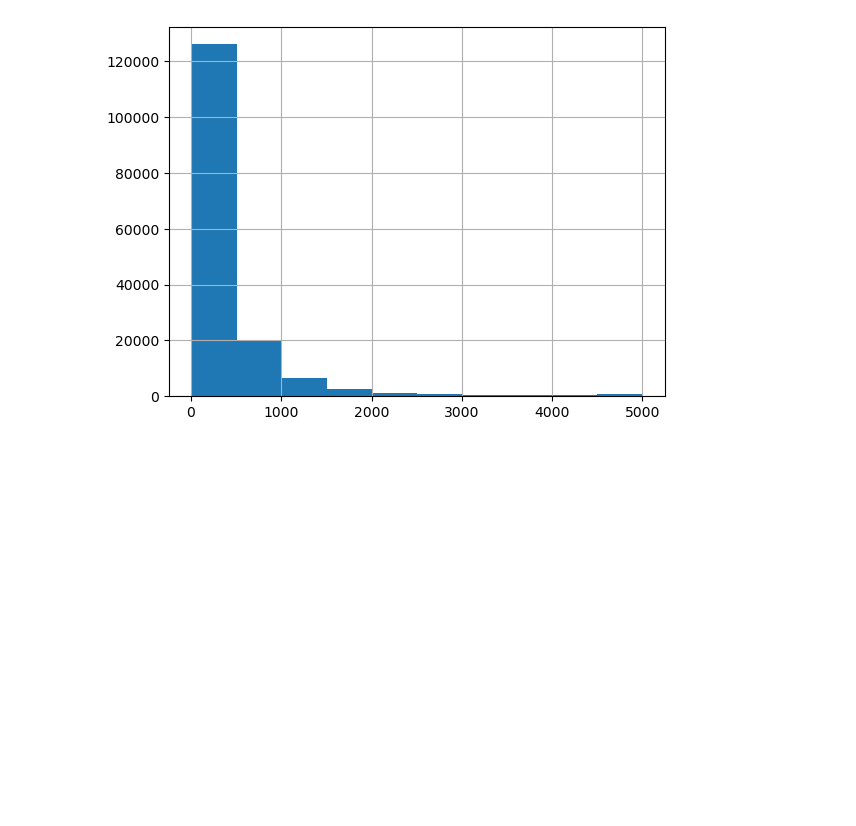
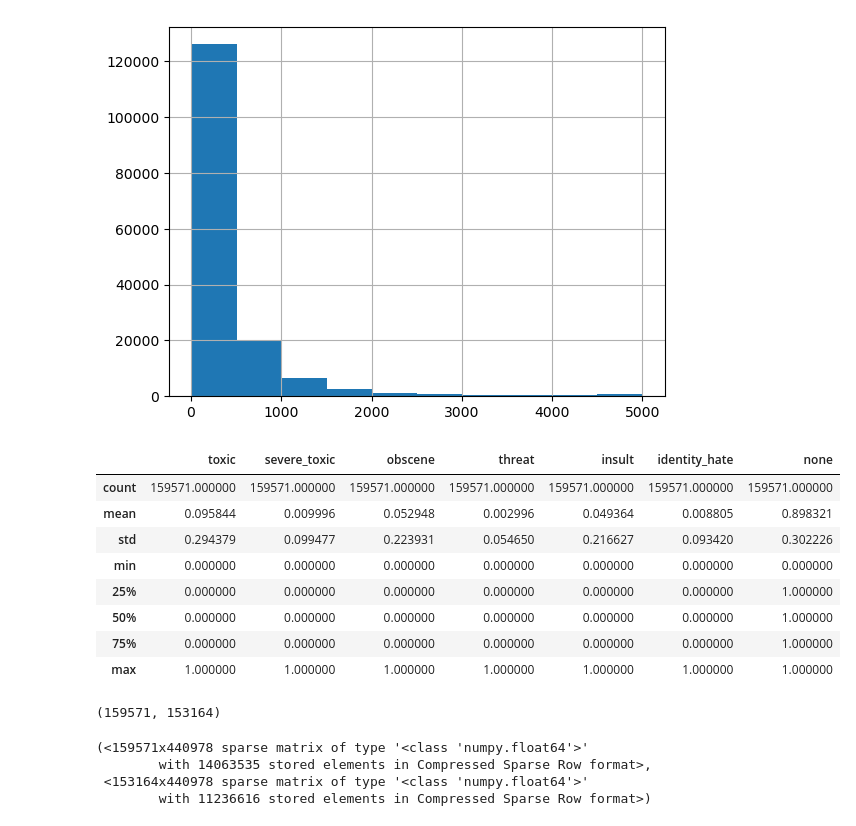
Before and after one commit to aln1234/Datascience_project, a Jupyter notebook: Toxic_comment/code.ipynb, the cells around one changed output. Drawn from its saved outputs; the diff is of its cells as text; code cells hidden in the pictures; blank space fills up the shorter version.

Commit message:
added model training code

```diff
--- a/Toxic_comment/code.ipynb
+++ b/Toxic_comment/code.ipynb
@@ -37,3 +37,23 @@ lens.hist()
 # %% [output]
 <Axes: >
 [figure]
+# %%
+### create a list of all the labels to predict, and also create a none label so we can see how many comments have no label.
+
+label_cols = ['toxic','severe_toxic','obscene','threat','insult','identity_hate']
+train['none'] = 1-train[label_cols].max(axis=1)
+train.describe()
+# %% [output]
+|  | toxic | severe_toxic | obscene | threat | insult | identity_hate | none |
+| count | 159571.000000 | 159571.000000 | 159571.000000 | 159571.000000 | 159571.000000 | 159571.000000 | 159571.000000 |
+| mean | 0.095844 | 0.009996 | 0.052948 | 0.002996 | 0.049364 | 0.008805 | 0.898321 |
+| std | 0.294379 | 0.099477 | 0.223931 | 0.054650 | 0.216627 | 0.093420 | 0.302226 |
+| min | 0.000000 | 0.000000 | 0.000000 | 0.000000 | 0.000000 | 0.000000 | 0.000000 |
+| 25% | 0.000000 | 0.000000 | 0.000000 | 0.000000 | 0.000000 | 0.000000 | 1.000000 |
+| 50% | 0.000000 | 0.000000 | 0.000000 | 0.000000 | 0.000000 | 0.000000 | 1.000000 |
+| 75% | 0.000000 | 0.000000 | 0.000000 | 0.000000 | 0.000000 | 0.000000 | 1.000000 |
+| max | 1.000000 | 1.000000 | 1.000000 | 1.000000 | 1.000000 | 1.000000 | 1.000000 |
+# %%
+len(train),len(test)
+# %% [output]
+(159571, 153164)
@@ -39,0 +79,9 @@ lens.hist()
+# %%
+#This creates a sparse matrix with only a small number of non-zero elements (stored elements in the representation below).
+
+trn_term_doc, test_term_doc
+# %% [output]
+(<159571x440978 sparse matrix of type '<class 'numpy.float64'>'
+        with 14063535 stored elements in Compressed Sparse Row format>,
+ <153164x440978 sparse matrix of type '<class 'numpy.float64'>'
+        with 11236616 stored elements in Compressed Sparse Row format>)
```
Also changed, not shown: parts of 8 cells of this notebook, 1 other file.
